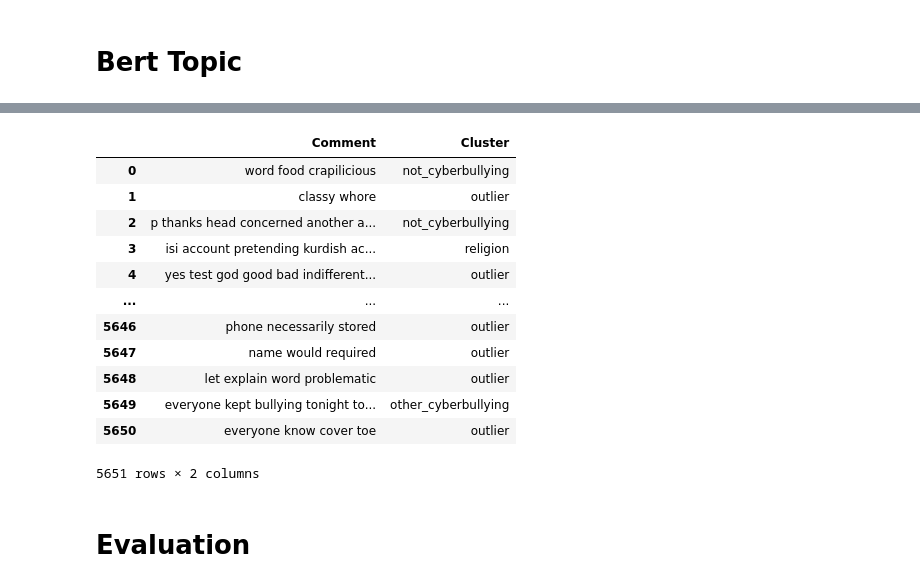
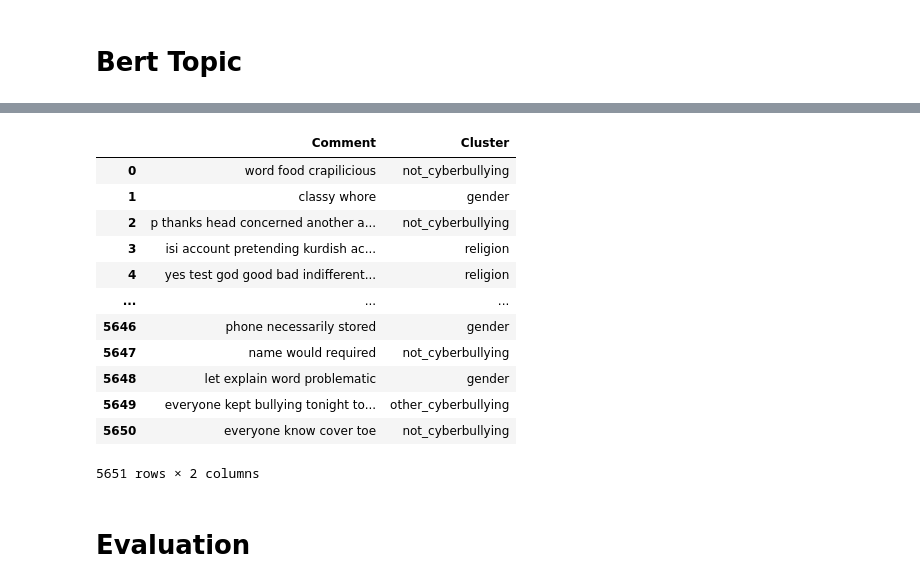
Before and after one commit to FangLee2003/Text-Clustering-Auto-Labeling, a Jupyter notebook: Text Clustering & Auto Labeling.ipynb, the cells around one changed output, grey strips where cells are left out. Saved outputs shown, nothing was run; the diff lists cells and outputs as text; code cells hidden in the pictures.

```diff
--- a/Text Clustering & Auto Labeling.ipynb
+++ b/Text Clustering & Auto Labeling.ipynb
@@ -564,3 +564,6 @@ list_comment_cleaned = df_data_cleaned['Comment'].values
 # nr_topics=7: merge topics by fixed number
 topic_model = BERTopic(min_topic_size=50)
 topics, probs = topic_model.fit_transform(list_comment_cleaned)
+
+reduced_topics = topic_model.reduce_outliers(list_comment_cleaned, topics, strategy="embeddings") # c-tf-idf, embeddings, distributions
+topic_model.update_topics(list_comment_cleaned, topics=reduced_topics)
@@ -611,10 +615,10 @@ topic_model.visualize_barchart(top_n_topics=8, n_words=5)
 topic_model.set_topic_labels({
                              -1: "outlier",
                               0: "religion",
-                              1: "ethnicity",
-                              2: "gender",
-                              3: "not_cyberbullying",
-                              4: "other_cyberbullying",
+                              1: "not_cyberbullying",
+                              2: "other_cyberbullying",
+                              3: "gender",
+                              4: "ethnicity",
                             })
 
 df_cleaned_topic=topic_model.get_topic_info()
@@ -636,23 +639,25 @@ df_cleaned_topic.to_csv(path_topic_labeled, index=False)
 # %%
 document_info = topic_model.get_document_info(list_comment_cleaned)
 
 df_bertopic_clustered = document_info[["Document", "CustomName"]]
 df_bertopic_clustered = df_bertopic_clustered.rename(columns={"Document": "Comment", "CustomName": "Cluster"})
 
+df_bertopic_clustered['Cluster'] = df_bertopic_clustered['Cluster'].replace("outlier", method='ffill').replace("outlier", method='bfill')
+
 df_bertopic_clustered
 # %% [output]
 |  | Comment | Cluster |
 | 0 | word food crapilicious | not_cyberbullying |
-| 1 | classy whore | outlier |
+| 1 | classy whore | gender |
 | 2 | p thanks head concerned another a... | not_cyberbullying |
 | 3 | isi account pretending kurdish ac... | religion |
-| 4 | yes test god good bad indifferent... | outlier |
+| 4 | yes test god good bad indifferent... | religion |
 | ... | ... | ... |
-| 5646 | phone necessarily stored | outlier |
-| 5647 | name would required | outlier |
-| 5648 | let explain word problematic | outlier |
+| 5646 | phone necessarily stored | gender |
+| 5647 | name would required | not_cyberbullying |
+| 5648 | let explain word problematic | gender |
 | 5649 | everyone kept bullying tonight to... | other_cyberbullying |
-| 5650 | everyone know cover toe | outlier |
+| 5650 | everyone know cover toe | not_cyberbullying |
 5651 rows × 2 columns
 # %%
 df_bertopic_clustered.to_csv(path_bertopic_clustered, index=False)
```
Also changed, not shown: parts of 7 cells of this notebook, 1 other file.
